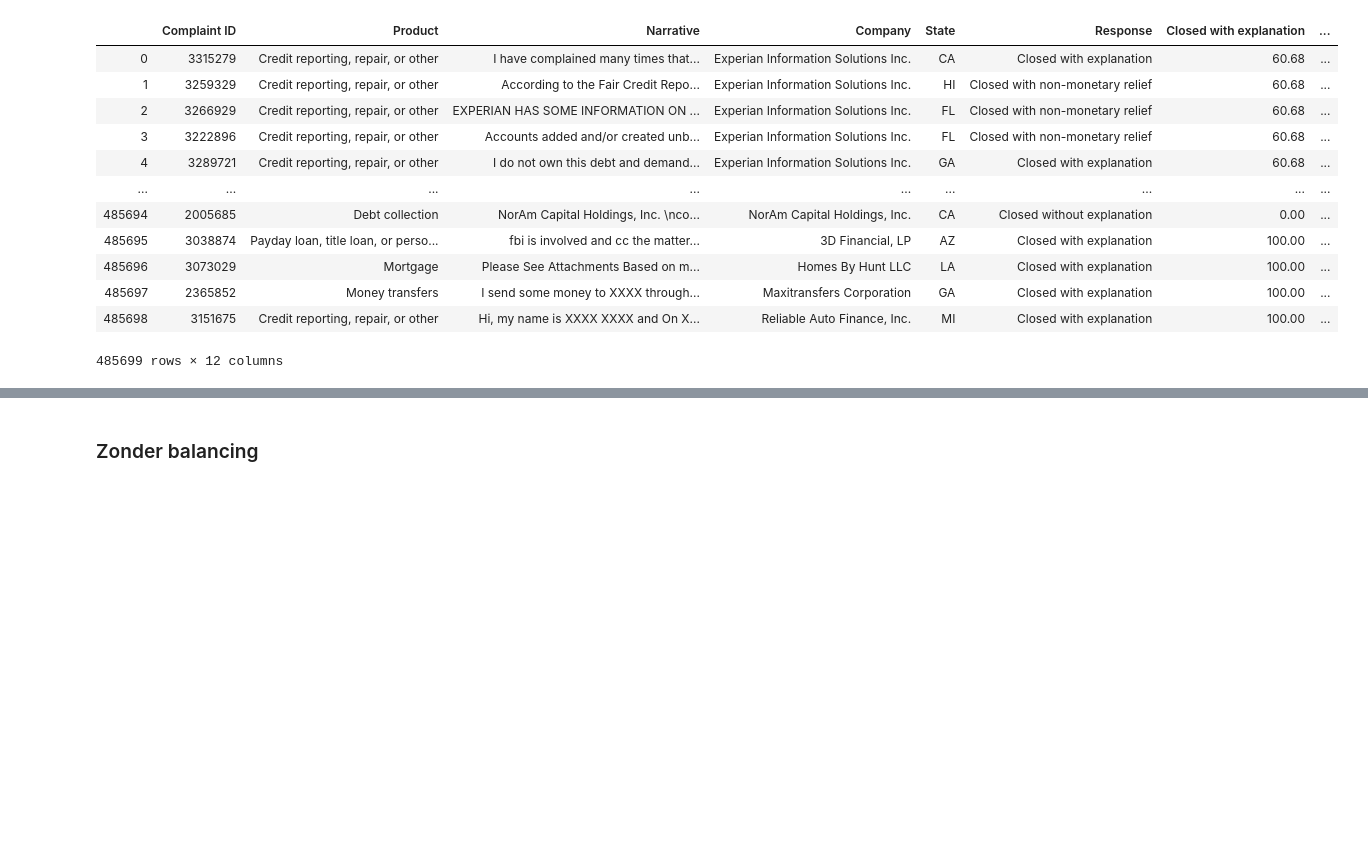
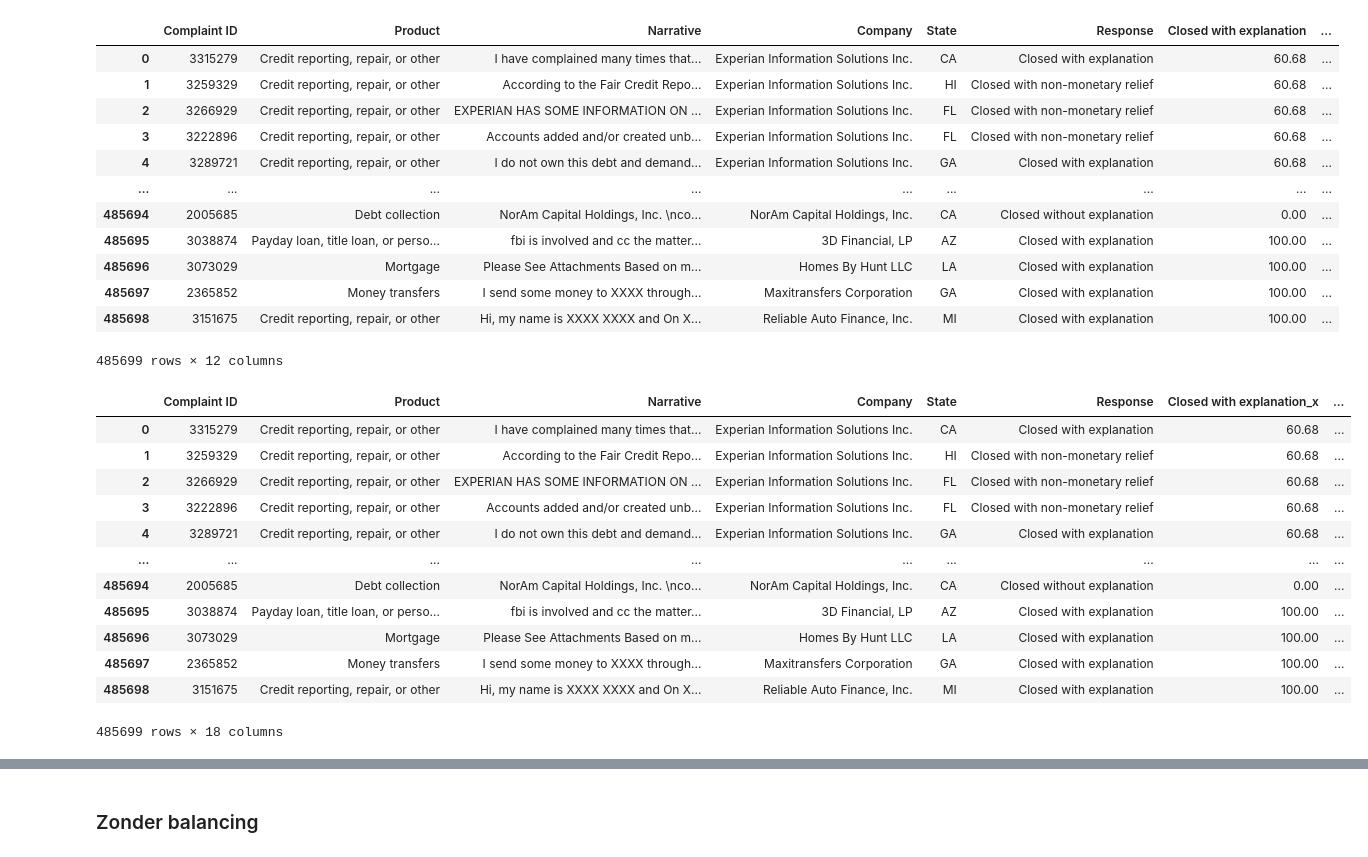
Before and after one commit to WouterStemgee/applied-machine-learning-consumer-complaints-database, a Jupyter notebook: sprint3/voorlopig.ipynb, the cells around one changed output, grey strips where cells are left out. Saved outputs shown, nothing was run; the diff lists cells and outputs as text; code cells hidden in the pictures; blank space fills up the shorter version.

```diff
--- a/sprint3/voorlopig.ipynb
+++ b/sprint3/voorlopig.ipynb
@@ -36,3 +39,20 @@ merged_df
 | 485697 | 2365852 | Money transfers | I send some money to XXXX through... | Maxitransfers Corporation | GA | Closed with explanation | 100.00 | ... |
 | 485698 | 3151675 | Credit reporting, repair, or other | Hi, my name is XXXX XXXX and On X... | Reliable Auto Finance, Inc. | MI | Closed with explanation | 100.00 | ... |
 485699 rows × 12 columns
+# %%
+merged_df = pd.merge(merged_df, complaints_regio_df[['Complaint ID', 'Region','Closed with explanation', 'Closed with non-monetary relief', 'Closed with monetary relief', 'Closed without explanation', 'Untimely response']],how='left', on='Complaint ID')
+merged_df
+# %% [output]
+|  | Complaint ID | Product | Narrative | Company | State | Response | Closed with explanation_x | ... |
+| 0 | 3315279 | Credit reporting, repair, or other | I have complained many times that... | Experian Information Solutions Inc. | CA | Closed with explanation | 60.68 | ... |
+| 1 | 3259329 | Credit reporting, repair, or other | According to the Fair Credit Repo... | Experian Information Solutions Inc. | HI | Closed with non-monetary relief | 60.68 | ... |
+| 2 | 3266929 | Credit reporting, repair, or other | EXPERIAN HAS SOME INFORMATION ON ... | Experian Information Solutions Inc. | FL | Closed with non-monetary relief | 60.68 | ... |
+| 3 | 3222896 | Credit reporting, repair, or other | Accounts added and/or created unb... | Experian Information Solutions Inc. | FL | Closed with non-monetary relief | 60.68 | ... |
+| 4 | 3289721 | Credit reporting, repair, or other | I do not own this debt and demand... | Experian Information Solutions Inc. | GA | Closed with explanation | 60.68 | ... |
+| ... | ... | ... | ... | ... | ... | ... | ... | ... |
+| 485694 | 2005685 | Debt collection | NorAm Capital Holdings, Inc. \nco... | NorAm Capital Holdings, Inc. | CA | Closed without explanation | 0.00 | ... |
+| 485695 | 3038874 | Payday loan, title loan, or perso... | fbi is involved and cc the matter... | 3D Financial, LP | AZ | Closed with explanation | 100.00 | ... |
+| 485696 | 3073029 | Mortgage | Please See Attachments Based on m... | Homes By Hunt LLC | LA | Closed with explanation | 100.00 | ... |
+| 485697 | 2365852 | Money transfers | I send some money to XXXX through... | Maxitransfers Corporation | GA | Closed with explanation | 100.00 | ... |
+| 485698 | 3151675 | Credit reporting, repair, or other | Hi, my name is XXXX XXXX and On X... | Reliable Auto Finance, Inc. | MI | Closed with explanation | 100.00 | ... |
+485699 rows × 18 columns
```
Also changed, not shown: parts of 19 cells of this notebook.
